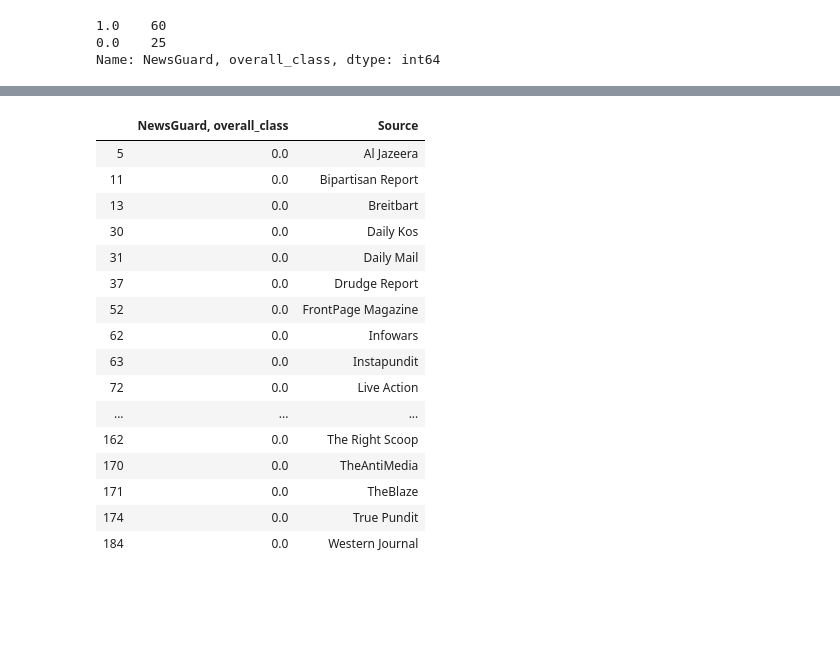
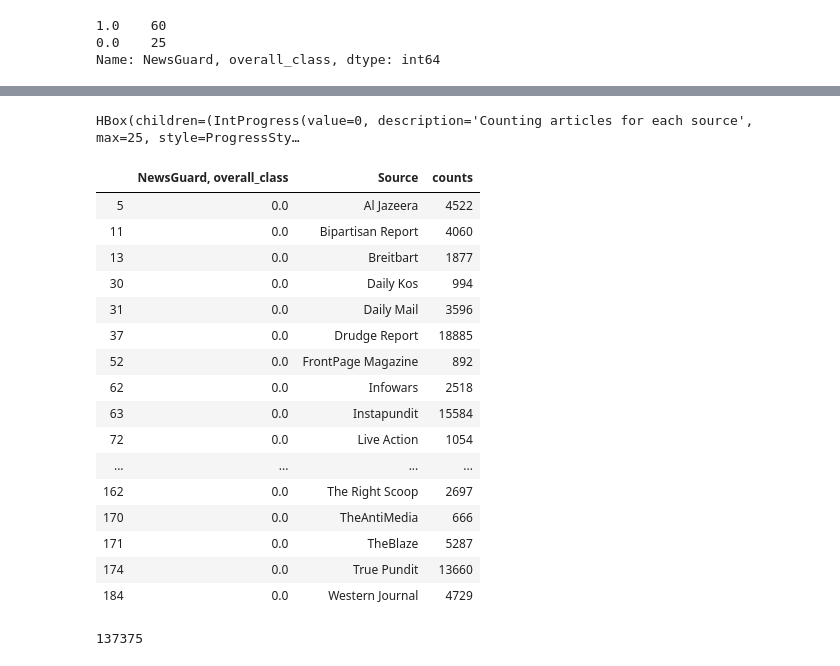
Before and after one commit to WarmCyan/news-bias-research, a Jupyter notebook: notebooks/2_NELASourceAggregation.ipynb, the cells around one changed output, grey strips where cells are left out. Drawn from its saved outputs; the diff is of its cells as text; code cells hidden in the pictures; blank space fills up the shorter version.

```diff
--- a/notebooks/2_NELASourceAggregation.ipynb
+++ b/notebooks/2_NELASourceAggregation.ipynb
@@ -34,6 +38,14 @@ Index(['Source', 'NewsGuard, Does not repeatedly publish false content',
        'PolitiFact, Mostly False', 'PolitiFact, Half-True',
        'PolitiFact, Mostly True', 'PolitiFact, True'],
       dtype='object')
+# %%
+def add_counts_to_df(df):
+    counts = []
+    for source in tqdm(df.Source, "Counting articles for each source"):
+        count_df = util.nela_count_articles_from_source(source)
+        counts.append(count_df.iloc[0,0])
+    df['counts'] = counts
+    return df
 # %% [markdown]
 # Reliable news
 # %% [markdown]
@@ -177,21 +263,26 @@ ng_reliable
 # %%
-ng_unreliable = labels_df[labels_df[ng_lbl] == 0.0][[ng_lbl, "Source"]]
+ng_unreliable = add_counts_to_df(labels_df[labels_df[ng_lbl] == 0.0][[ng_lbl, "Source"]])
 ng_unreliable
 # %% [output]
+HBox(children=(IntProgress(value=0, description='Counting articles for each source', max=25, style=ProgressSty…
-|  | NewsGuard, overall_class | Source |
-| 5 | 0.0 | Al Jazeera |
-| 11 | 0.0 | Bipartisan Report |
-| 13 | 0.0 | Breitbart |
-| 30 | 0.0 | Daily Kos |
-| 31 | 0.0 | Daily Mail |
-| 37 | 0.0 | Drudge Report |
-| 52 | 0.0 | FrontPage Magazine |
-| 62 | 0.0 | Infowars |
-| 63 | 0.0 | Instapundit |
-| 72 | 0.0 | Live Action |
-| ... | ... | ... |
-| 162 | 0.0 | The Right Scoop |
-| 170 | 0.0 | TheAntiMedia |
-| 171 | 0.0 | TheBlaze |
-| 174 | 0.0 | True Pundit |
-| 184 | 0.0 | Western Journal |
+|  | NewsGuard, overall_class | Source | counts |
+| 5 | 0.0 | Al Jazeera | 4522 |
+| 11 | 0.0 | Bipartisan Report | 4060 |
+| 13 | 0.0 | Breitbart | 1877 |
+| 30 | 0.0 | Daily Kos | 994 |
+| 31 | 0.0 | Daily Mail | 3596 |
+| 37 | 0.0 | Drudge Report | 18885 |
+| 52 | 0.0 | FrontPage Magazine | 892 |
+| 62 | 0.0 | Infowars | 2518 |
+| 63 | 0.0 | Instapundit | 15584 |
+| 72 | 0.0 | Live Action | 1054 |
+| ... | ... | ... | ... |
+| 162 | 0.0 | The Right Scoop | 2697 |
+| 170 | 0.0 | TheAntiMedia | 666 |
+| 171 | 0.0 | TheBlaze | 5287 |
+| 174 | 0.0 | True Pundit | 13660 |
+| 184 | 0.0 | Western Journal | 4729 |
+# %%
+ng_unreliable.counts.sum()
+# %% [output]
+137375
```
Also changed, not shown: parts of 12 cells of this notebook, 2 other files.
